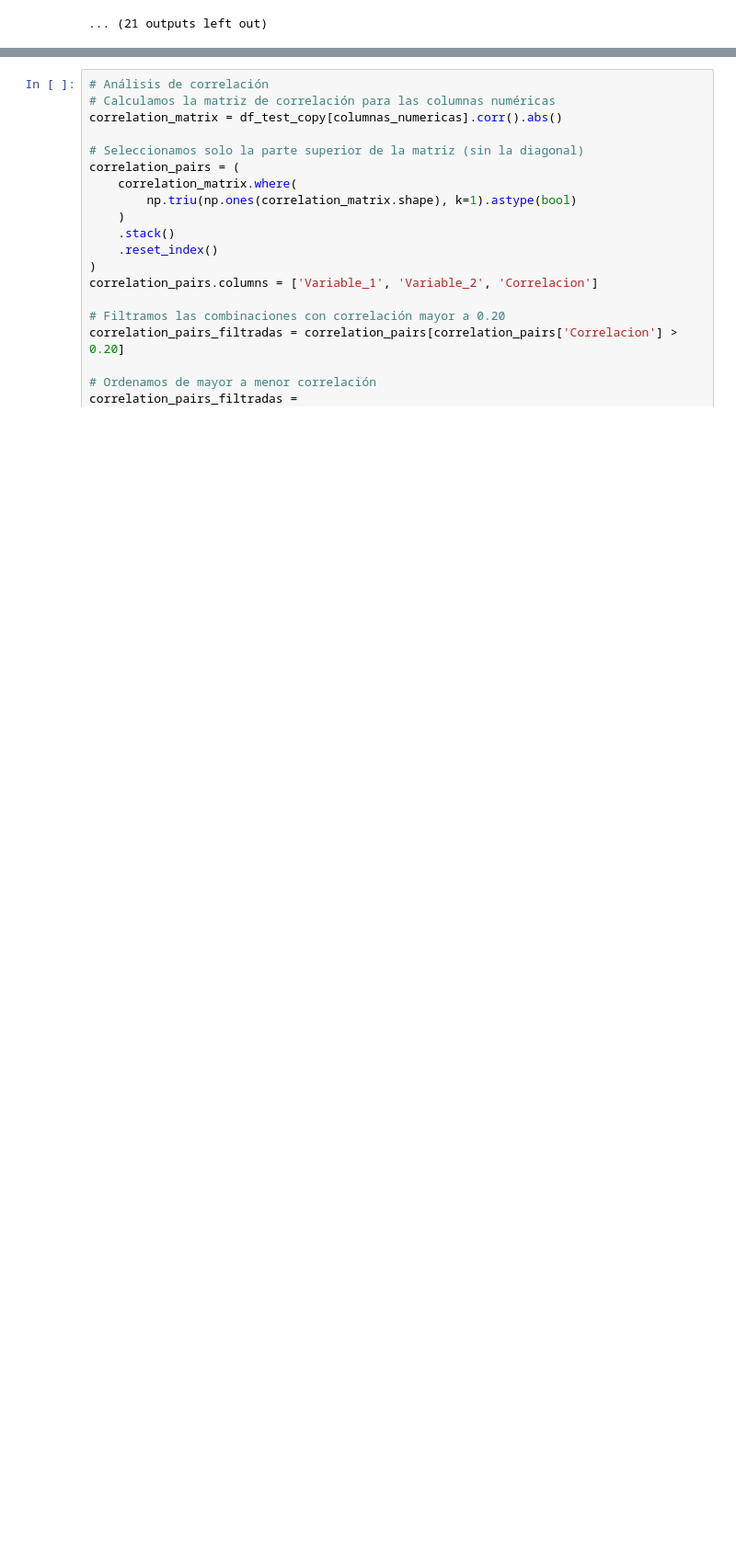
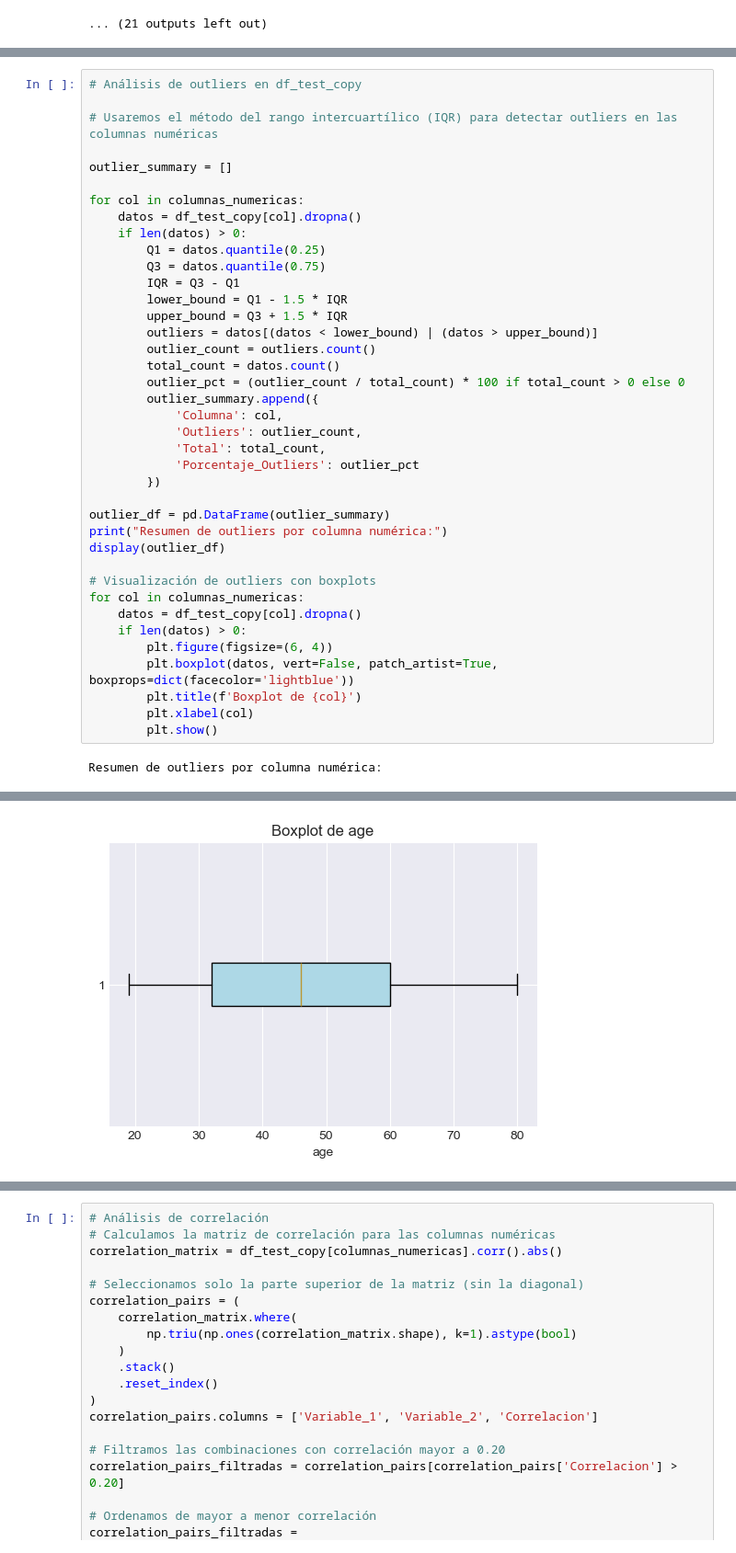
Before and after one commit to dmontjoy/teleco, a Jupyter notebook: predict.ipynb, the cells around one changed output, grey strips where cells are left out. Shown at 92% size. Saved outputs shown, nothing was run; the diff lists cells and outputs as text; blank space fills up the shorter version.

```diff
--- a/predict.ipynb
+++ b/predict.ipynb
@@ -224,0 +363,41 @@ for col in columnas_no_numericas:
+# %%
+# Análisis de outliers en df_test_copy
+
+# Usaremos el método del rango intercuartílico (IQR) para detectar outliers en las columnas numéricas
+
+outlier_summary = []
+
+for col in columnas_numericas:
+    datos = df_test_copy[col].dropna()
+    if len(datos) > 0:
+        Q1 = datos.quantile(0.25)
+        Q3 = datos.quantile(0.75)
+        IQR = Q3 - Q1
+        lower_bound = Q1 - 1.5 * IQR
+        upper_bound = Q3 + 1.5 * IQR
+        outliers = datos[(datos < lower_bound) | (datos > upper_bound)]
+        outlier_count = outliers.count()
+        total_count = datos.count()
+        outlier_pct = (outlier_count / total_count) * 100 if total_count > 0 else 0
+        outlier_summary.append({
+            'Columna': col,
+            'Outliers': outlier_count,
+            'Total': total_count,
+            'Porcentaje_Outliers': outlier_pct
+        })
+
+outlier_df = pd.DataFrame(outlier_summary)
+print("Resumen de outliers por columna numérica:")
+display(outlier_df)
+
+# Visualización de outliers con boxplots
+for col in columnas_numericas:
+    datos = df_test_copy[col].dropna()
+    if len(datos) > 0:
+        plt.figure(figsize=(6, 4))
+        plt.boxplot(datos, vert=False, patch_artist=True, boxprops=dict(facecolor='lightblue'))
+        plt.title(f'Boxplot de {col}')
+        plt.xlabel(col)
+        plt.show()
+# %% [output]
+Resumen de outliers por columna numérica:
@@ -224,0 +417 @@ for col in columnas_no_numericas:
+[figure, added]
```
Also changed, not shown: parts of 49 cells of this notebook.
